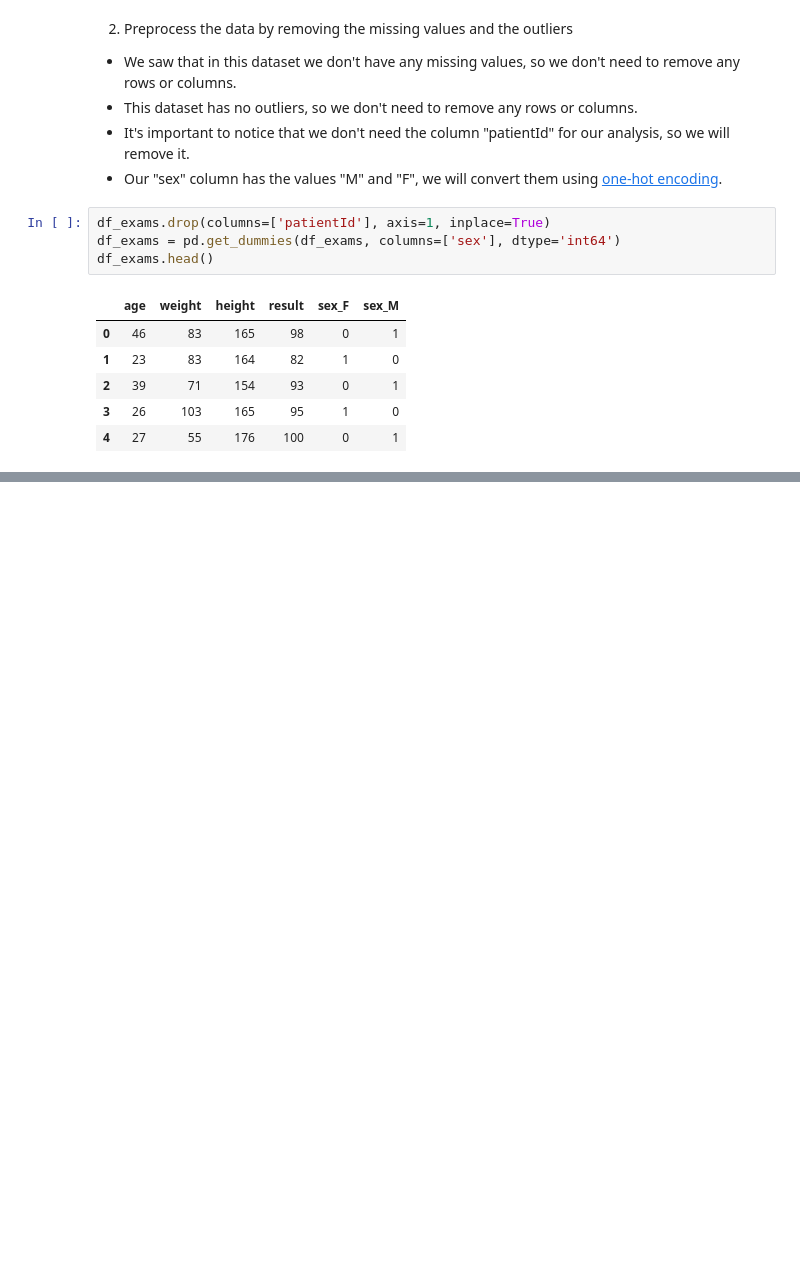
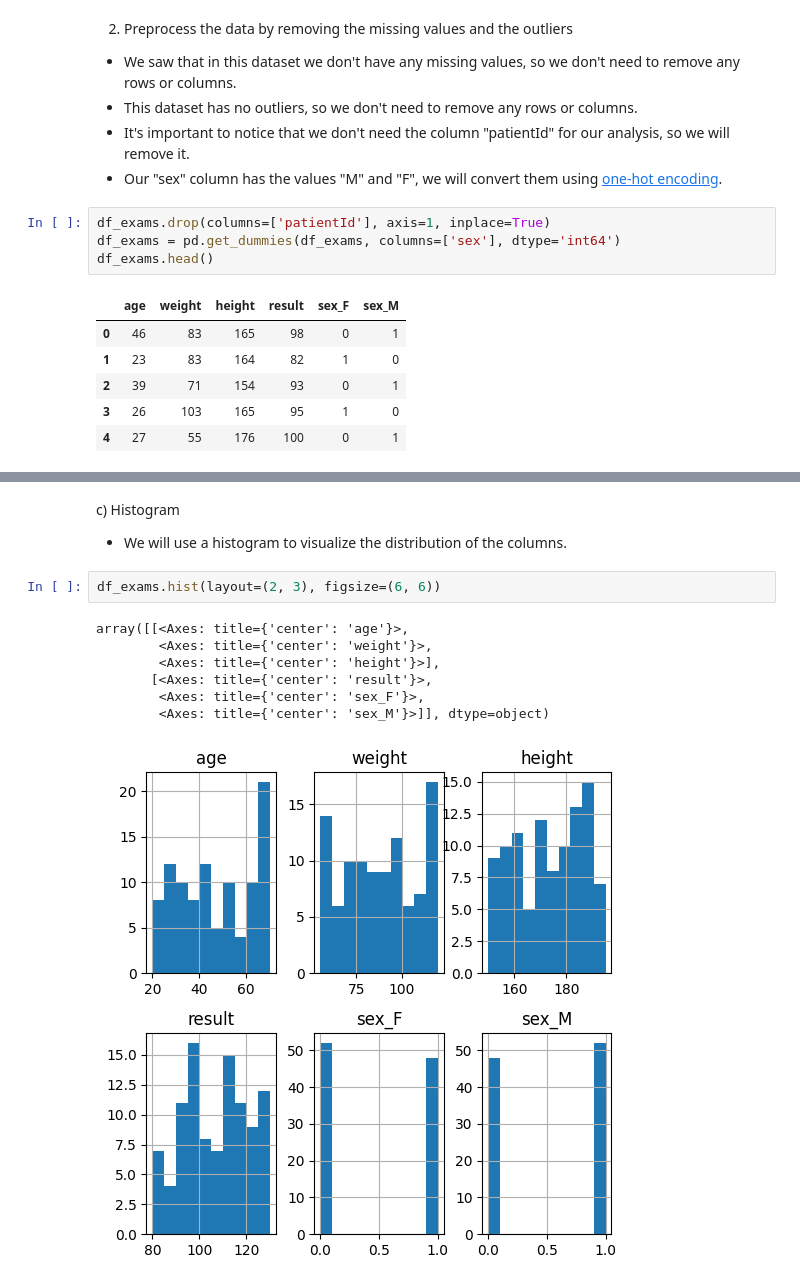
Before and after one commit to joaopedroAnelli/diabetes-analysis, a Jupyter notebook: diabetes_model.ipynb, the cells around one changed output, grey strips where cells are left out. Drawn from its saved outputs; the diff is of its cells as text; blank space fills up the shorter version.

```diff
--- a/diabetes_model.ipynb
+++ b/diabetes_model.ipynb
@@ -47,0 +82,13 @@ df_exams.head()
+# %% [markdown]
+c) Histogram
+  - We will use a histogram to visualize the distribution of the columns.
+# %%
+df_exams.hist(layout=(2, 3), figsize=(6, 6))
+# %% [output]
+array([[<Axes: title={'center': 'age'}>,
+        <Axes: title={'center': 'weight'}>,
+        <Axes: title={'center': 'height'}>],
+       [<Axes: title={'center': 'result'}>,
+        <Axes: title={'center': 'sex_F'}>,
+        <Axes: title={'center': 'sex_M'}>]], dtype=object)
+[figure, added]
```
Also changed, not shown: parts of 5 cells of this notebook.
